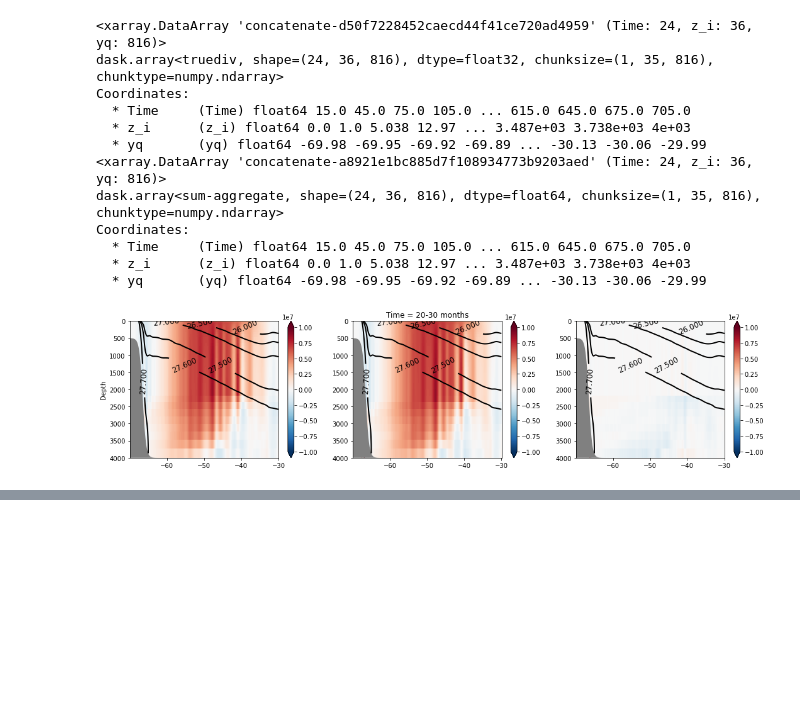
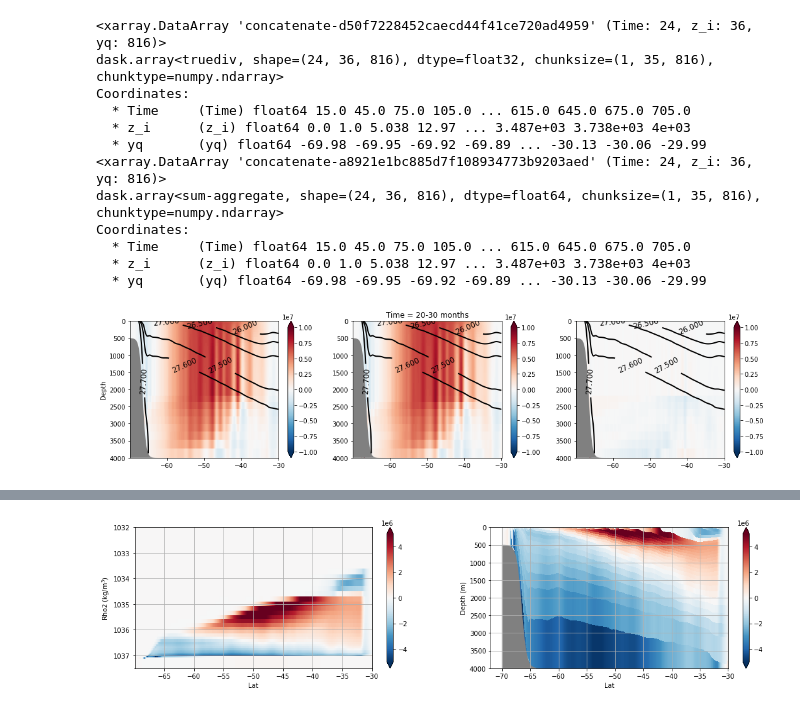
Before and after one commit to hmkhatri/MOM6-Channel-Southern-Ocean, a Jupyter notebook: Analysis/TS_008_Test.ipynb, the cells around one changed output, grey strips where cells are left out. Saved outputs shown, nothing was run; the diff lists cells and outputs as text; code cells hidden in the pictures; blank space fills up the shorter version.

```diff
--- a/Analysis/TS_008_Test.ipynb
+++ b/Analysis/TS_008_Test.ipynb
@@ -308 +339,41 @@ for ct in range(0,1):
+# %%
+grid_r = Grid(ds_rho, coords={'X': {'center': 'xh', 'right': 'xq'},
+                        'Y': {'center': 'yh', 'right': 'yq'},
+                        'Rho': {'center': 'rho2_l', 'outer': 'rho2_i'} }, periodic=['X']);
+
+psi_r = grid_r.cumsum(ds_rho['vmo'].mean('Time'), 'Rho', boundary='fill')
+psi_r = psi_r.sum('xh')
+
+psi_r = psi_r / 1035.
+# %%
+z = grid_r.cumsum(ds_rho['h'].mean('Time'), 'Rho', boundary='fill')
+z = grid_r.interp(z, 'Y', boundary='fill').isel(xh=0)
+# %%
+plt.figure(figsize=(18,4))
+
+max_r = 0.5e7
+
+plt.subplot(1,2,1)
+plt.pcolor(ds_rho['yq'], ds_rho['rho2_i'], psi_r, vmin = -max_r, vmax = max_r, cmap='RdBu_r')
+plt.colorbar(extend='both')
+#CS = plt.contour(ds1['yh'], ds1['z_l'], rho, rho_lev, colors='black', linewidths=2)
+#plt.clabel(CS, inline=True, fontsize=12)
+#plt.fill_between(ds1['yh'], depth, 4000., fc='grey')
+plt.ylabel('Rho2 (kg/m$^3$)')
+#if(ct == 2):
+plt.xlabel('Lat')
+plt.grid()
+plt.gca().invert_yaxis()
+
+plt.subplot(1,2,2)
+depth = ds_rho['depth_ocean'].isel(xh=0)
+plt.pcolor(ds_rho['yq'], z, psi_r, vmin = -max_r, vmax = max_r, cmap='RdBu_r')
+plt.fill_between(ds_rho['yh'], depth, 4000., fc='grey')
+plt.colorbar(extend='both')
+plt.ylabel('Depth (m)')
+plt.xlabel('Lat')
+plt.grid()
+plt.gca().invert_yaxis()
+# %% [output]
+[figure, added]
 # %%
```
Also changed, not shown: parts of 3 cells of this notebook.
